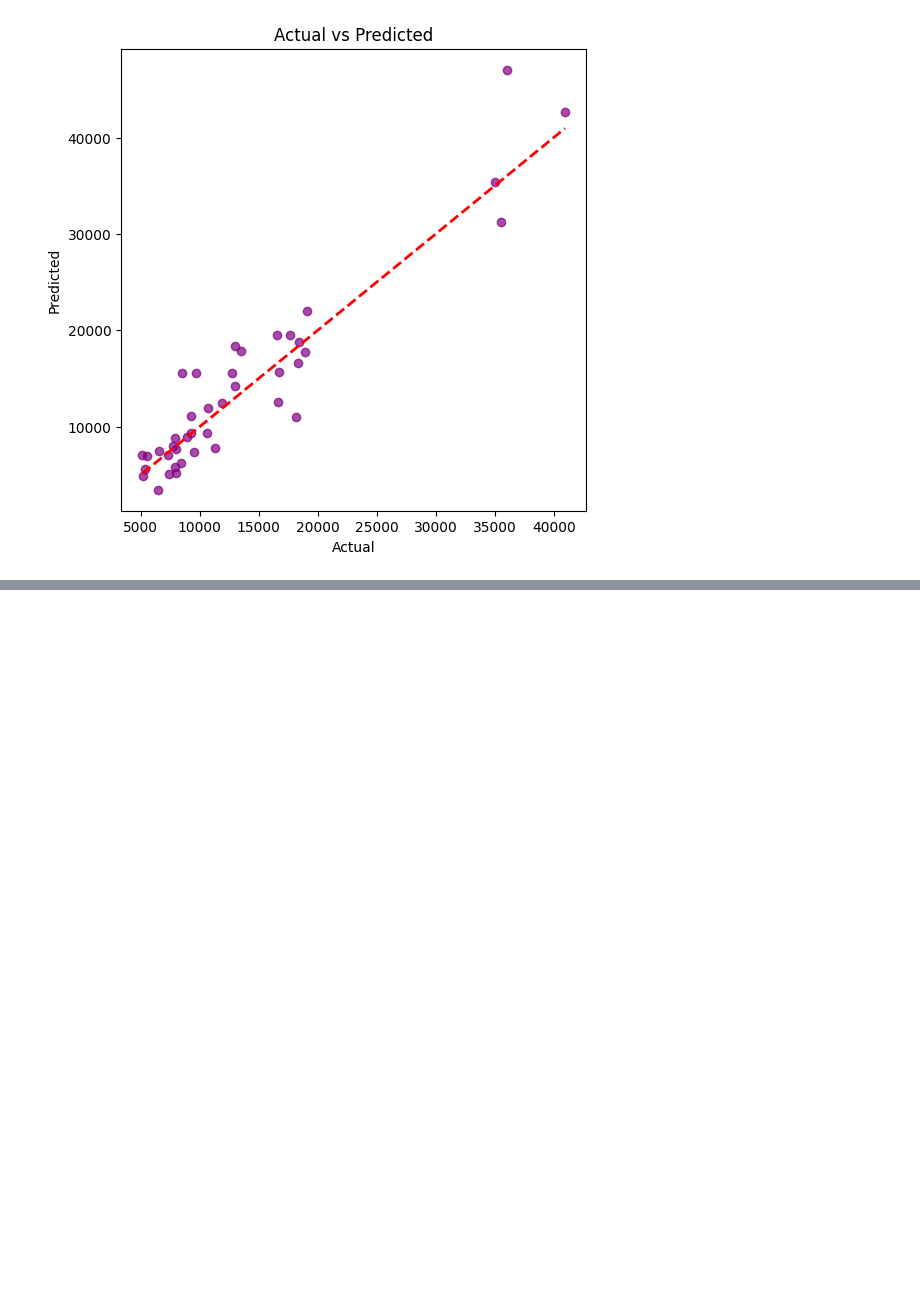
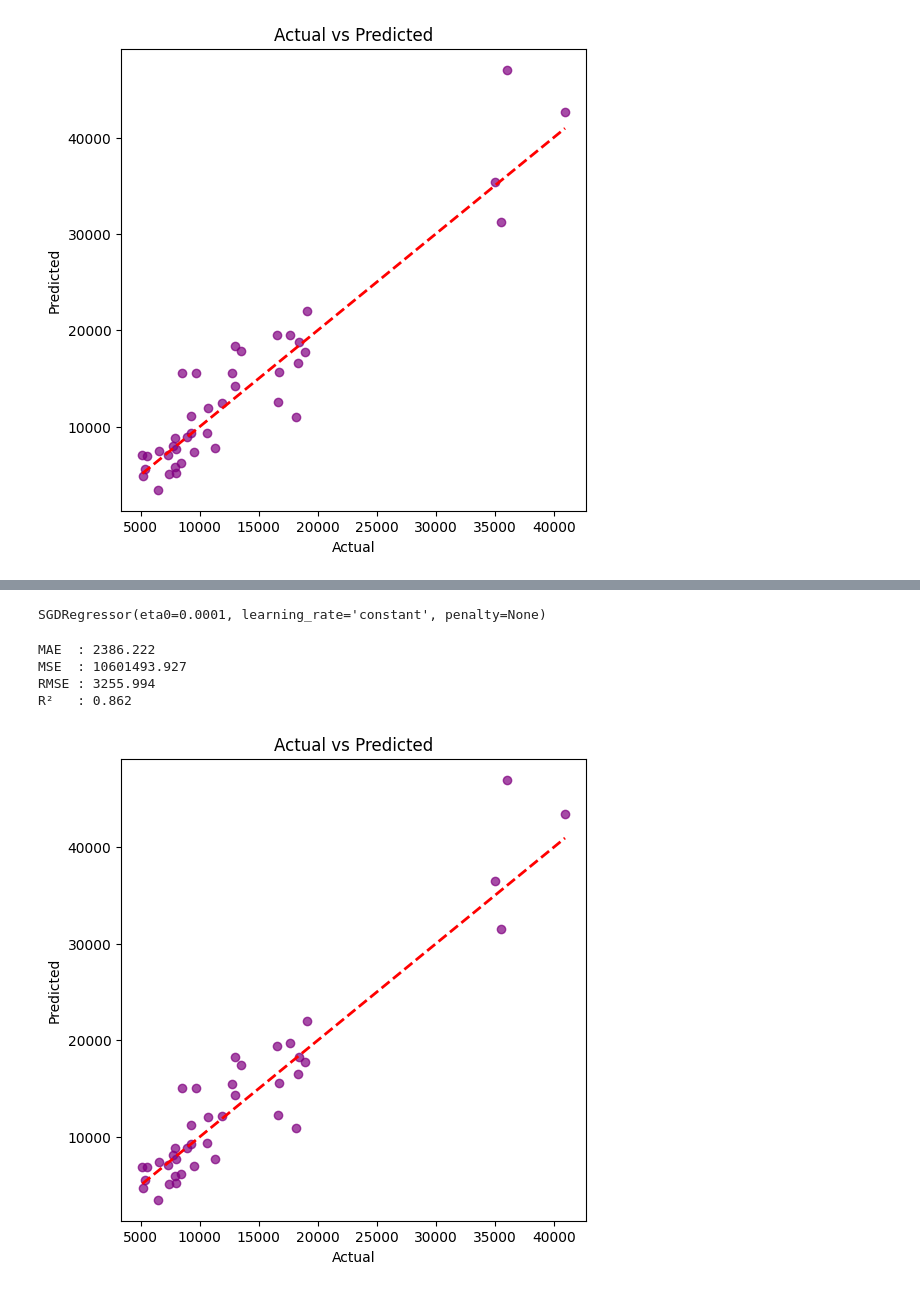
Before and after one commit to Krojan/car-price-prediction, a Jupyter notebook: price-prediction.ipynb, the cells around one changed output, grey strips where cells are left out. Saved outputs shown, nothing was run; the diff lists cells and outputs as text; code cells hidden in the pictures; blank space fills up the shorter version.

```diff
--- a/price-prediction.ipynb
+++ b/price-prediction.ipynb
@@ -595,0 +624,15 @@ R²   : 0.860
+# %%
+sgd_reg_partial_fit
+# %% [output]
+SGDRegressor(eta0=0.0001, learning_rate='constant', penalty=None)
+# %%
+y_pred_sgd_reg_partial_fit = sgd_reg_partial_fit.predict(X_test)
+# %%
+evaluation_metrics(y_test, y_pred_sgd_reg_partial_fit)
+plot_predictions(y_test, y_pred_sgd_reg_partial_fit)
+# %% [output]
+MAE  : 2386.222
+MSE  : 10601493.927
+RMSE : 3255.994
+R²   : 0.862
+[figure, added]
```
Also changed, not shown: parts of 4 cells of this notebook.
